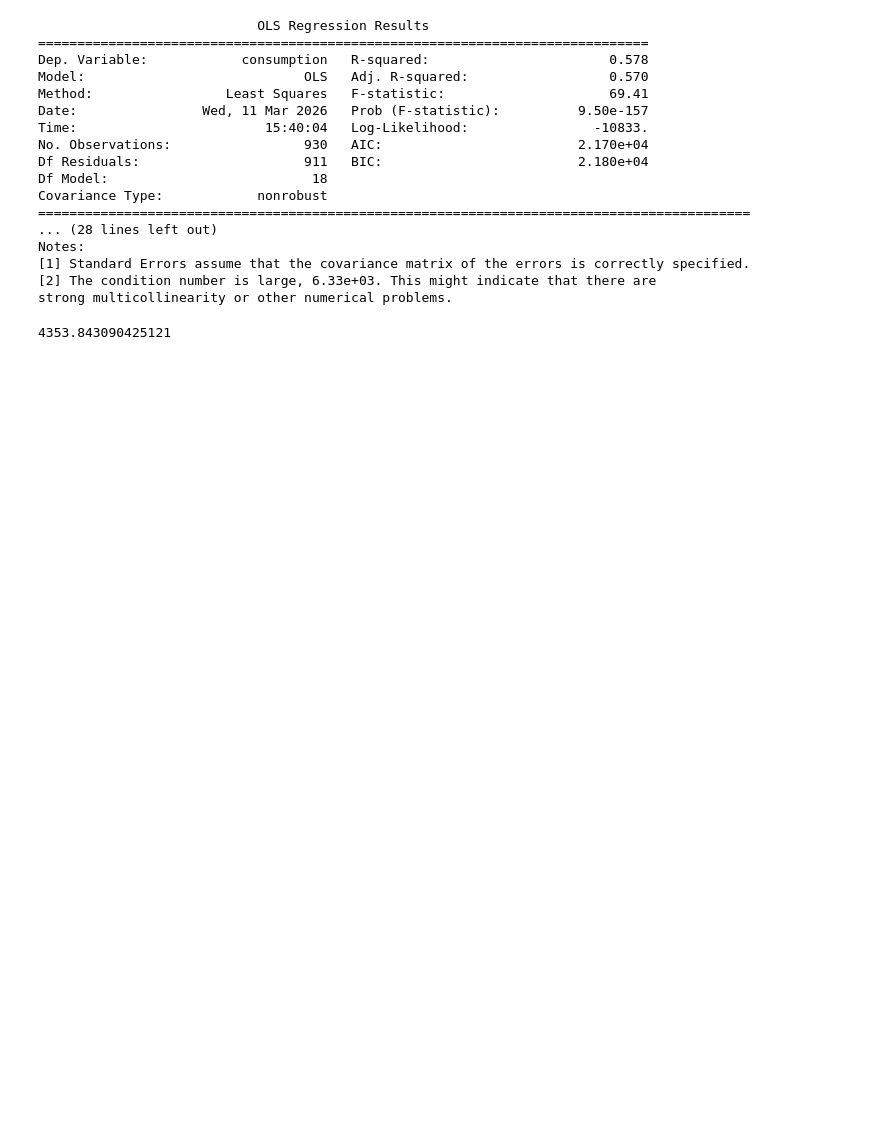
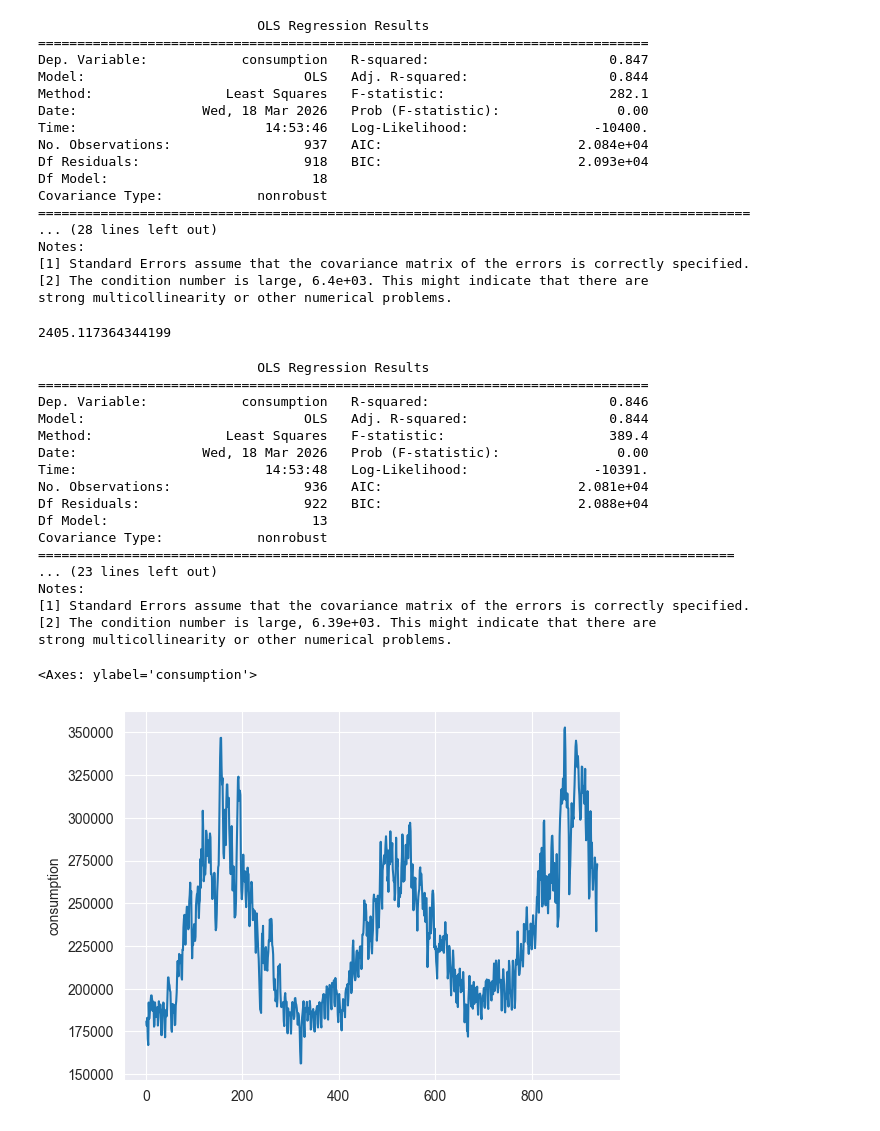
Before and after one commit to Smusts/Demand-Analytics-Project, a Jupyter notebook: Data exploration.ipynb, the cells around one changed output. Drawn from its saved outputs; the diff is of its cells as text; code cells hidden in the pictures; blank space fills up the shorter version.

```diff
--- a/Data exploration.ipynb
+++ b/Data exploration.ipynb
@@ -18,13 +42,15 @@ df["Weekend"] = df["WeekDay"]=="Sunday"
 df.loc[df["WeekDay"]=="Saturday", "Weekend"]=True
 df["Month"] = df["Date"].apply(lambda x: x.month)
 # %%
+#Dont run
 # FURHAT MODEL
 
 df_simple  =  df[["Electricity consumption in Finland", "Date", "Month", "WeekDay"]]
-consumption  = df_simple.groupby("Date").aggregate({"Electricity consumption in Finland": "sum", "Date": "max", "WeekDay": "max", "Month": "max"})
+consumption  = df_simple.groupby("Date").aggregate({"Electricity consumption in Finland": "mean", "Date": "max", "WeekDay": "max", "Month": "max"})
+
 consumption.reset_index(inplace=True, drop=True)
 consumption["Trend"] = consumption.index
-consumption["consumption"] = consumption["Electricity consumption in Finland"]
+consumption["consumption"] = consumption["Electricity consumption in Finland"]*24
 consumption.drop(["Date", "Electricity consumption in Finland"],axis=1, inplace=True)
 
 model1 = ols(formula="consumption ~ Trend + C(Month) + C(WeekDay)", data=consumption)
@@ -33,24 +59,66 @@ print(res.summary())
 pred = {"WeekDay":"Monday", "Trend":927, "Month":3}
 prediction = res.get_prediction(pred)
 
-import math
+
 math.sqrt(prediction.var_pred_mean[0])
 # %% [output]
                             OLS Regression Results
 ==============================================================================
-Dep. Variable:            consumption   R-squared:                       0.578
-Model:                            OLS   Adj. R-squared:                  0.570
-Method:                 Least Squares   F-statistic:                     69.41
-Date:                Wed, 11 Mar 2026   Prob (F-statistic):          9.50e-157
-Time:                        15:40:04   Log-Likelihood:                -10833.
-No. Observations:                 930   AIC:                         2.170e+04
-Df Residuals:                     911   BIC:                         2.180e+04
+Dep. Variable:            consumption   R-squared:                       0.847
+Model:                            OLS   Adj. R-squared:                  0.844
+Method:                 Least Squares   F-statistic:                     282.1
+Date:                Wed, 18 Mar 2026   Prob (F-statistic):               0.00
+Time:                        14:53:46   Log-Likelihood:                -10400.
+No. Observations:                 937   AIC:                         2.084e+04
+Df Residuals:                     918   BIC:                         2.093e+04
 Df Model:                          18
 Covariance Type:            nonrobust
 ===========================================================================================
 ... (28 lines left out)
 Notes:
 [1] Standard Errors assume that the covariance matrix of the errors is correctly specified.
-[2] The condition number is large, 6.33e+03. This might indicate that there are
+[2] The condition number is large, 6.4e+03. This might indicate that there are
 strong multicollinearity or other numerical problems.
-4353.843090425121
+2405.117364344199
+# %%
+#Dont run
+
+df2 = consumption.copy().iloc[1:,:]
+workday = {
+    "Saturday": "Weekend",
+    "Sunday": "Weekend",
+    "Monday" :"Workday",
+    "Tuesday" : "Workday",
+    "Wednesday":"Workday",
+    "Thursday":"Workday",
+    "Friday":"Workday"
+}
+
+
+df2["WeekDay"]=df2["WeekDay"].apply(lambda x: workday[x])
+
+model2 = ols(formula="consumption ~ Trend + C(Month) + C(WeekDay)", data=df2)
+res = model2.fit()
+print(res.summary())
+
+sns.lineplot(df2["consumption"])
+# %% [output]
+                            OLS Regression Results
+==============================================================================
+Dep. Variable:            consumption   R-squared:                       0.846
+Model:                            OLS   Adj. R-squared:                  0.844
+Method:                 Least Squares   F-statistic:                     389.4
+Date:                Wed, 18 Mar 2026   Prob (F-statistic):               0.00
+Time:                        14:53:48   Log-Likelihood:                -10391.
+No. Observations:                 936   AIC:                         2.081e+04
+Df Residuals:                     922   BIC:                         2.088e+04
+Df Model:                          13
+Covariance Type:            nonrobust
+=========================================================================================
+... (23 lines left out)
+Notes:
+[1] Standard Errors assume that the covariance matrix of the errors is correctly specified.
+[2] The condition number is large, 6.39e+03. This might indicate that there are
+strong multicollinearity or other numerical problems.
+<Axes: ylabel='consumption'>
+[figure, added]
```
Also changed, not shown: parts of 10 cells of this notebook, 7 other files.
